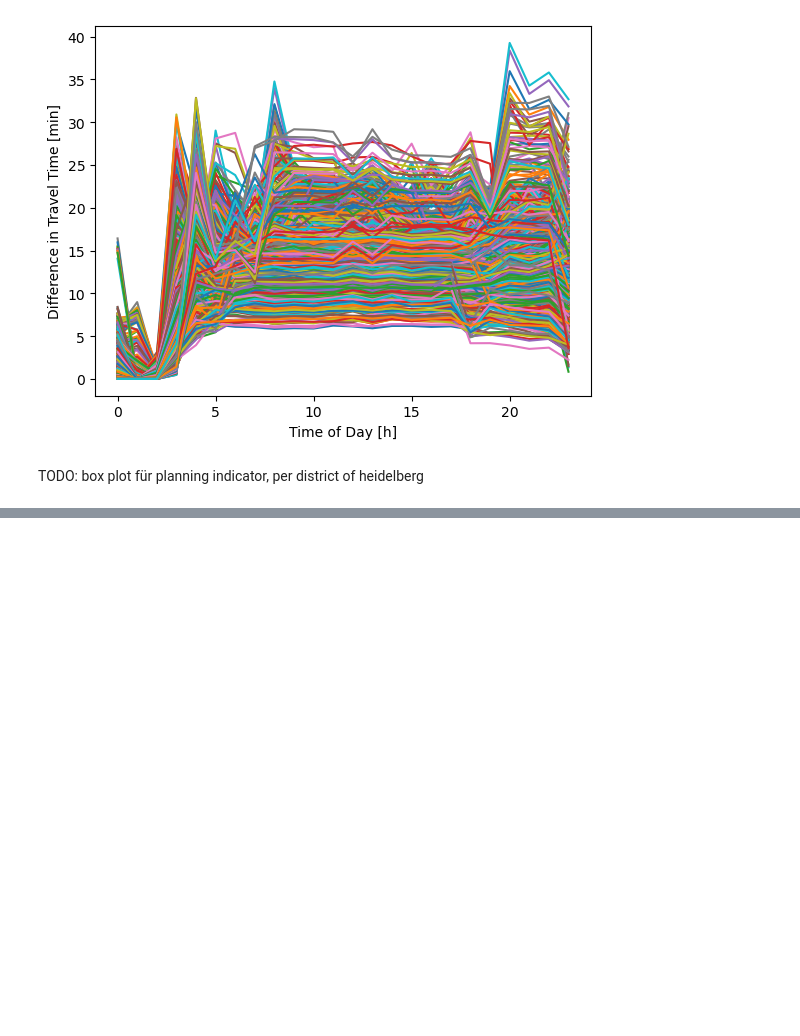
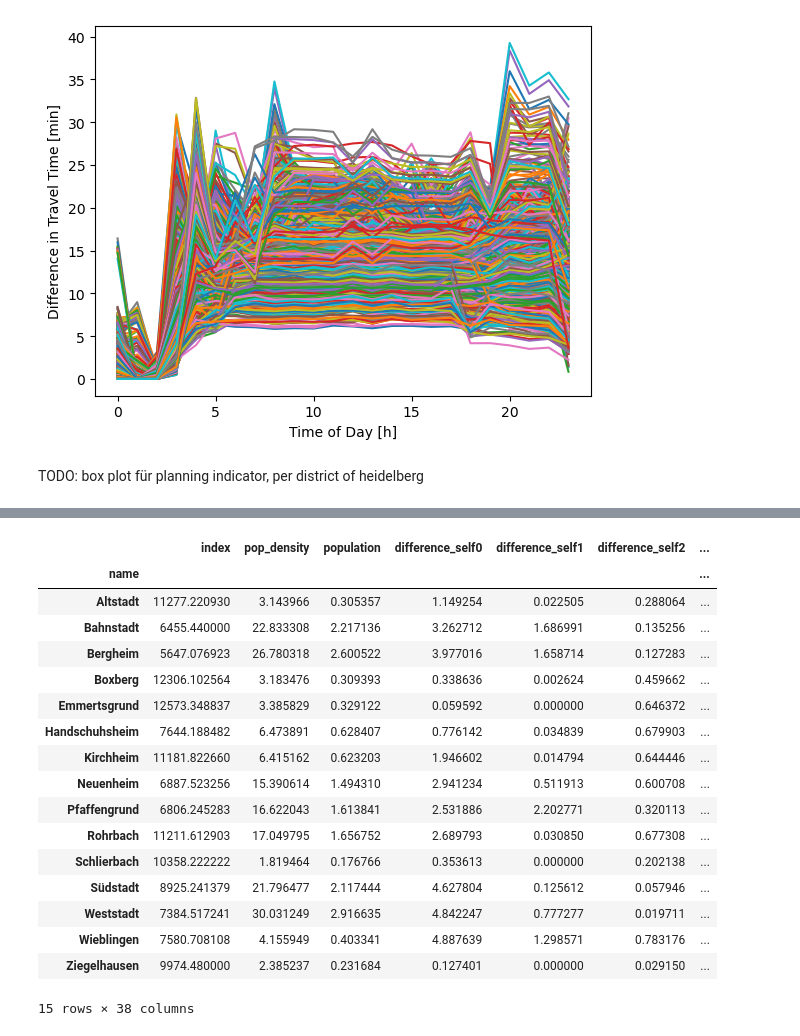
Before and after one commit to Chwiggy/thesis_analysis, a Jupyter notebook: differences.ipynb, the cells around one changed output, grey strips where cells are left out. Cells and saved outputs as stored; diff of their text form; code cells hidden in the pictures; blank space fills up the shorter version.

```diff
--- a/differences.ipynb
+++ b/differences.ipynb
@@ -31,3 +31,6 @@ See the caveats in the documentation: https://pandas.pydata.org/pandas-docs/stab
 [figure]
 # %% [markdown]
 TODO: box plot für planning indicator, per district of heidelberg
+# %%
+boroughs = gp.read_file(filename="inputs/boroughs.json")
+boroughs.head()
@@ -33,0 +44,4 @@ TODO: box plot für planning indicator, per district of heidelberg
+# %%
+cells_by_borough = hd_difference.sjoin(boroughs, how="left")
+cells_by_borough.dropna(inplace=True)
+cells_by_borough.head()
@@ -33,0 +56,22 @@ TODO: box plot für planning indicator, per district of heidelberg
+# %%
+mean_boroughs = cells_by_borough.groupby(["name"]).mean("difference_self17")
+mean_boroughs
+# %% [output]
+|  | index | pop_density | population | difference_self0 | difference_self1 | difference_self2 | ... |
+| name |  |  |  |  |  |  | ... |
+| Altstadt | 11277.220930 | 3.143966 | 0.305357 | 1.149254 | 0.022505 | 0.288064 | ... |
+| Bahnstadt | 6455.440000 | 22.833308 | 2.217136 | 3.262712 | 1.686991 | 0.135256 | ... |
+| Bergheim | 5647.076923 | 26.780318 | 2.600522 | 3.977016 | 1.658714 | 0.127283 | ... |
+| Boxberg | 12306.102564 | 3.183476 | 0.309393 | 0.338636 | 0.002624 | 0.459662 | ... |
+| Emmertsgrund | 12573.348837 | 3.385829 | 0.329122 | 0.059592 | 0.000000 | 0.646372 | ... |
+| Handschuhsheim | 7644.188482 | 6.473891 | 0.628407 | 0.776142 | 0.034839 | 0.679903 | ... |
+| Kirchheim | 11181.822660 | 6.415162 | 0.623203 | 1.946602 | 0.014794 | 0.644446 | ... |
+| Neuenheim | 6887.523256 | 15.390614 | 1.494310 | 2.941234 | 0.511913 | 0.600708 | ... |
+| Pfaffengrund | 6806.245283 | 16.622043 | 1.613841 | 2.531886 | 2.202771 | 0.320113 | ... |
+| Rohrbach | 11211.612903 | 17.049795 | 1.656752 | 2.689793 | 0.030850 | 0.677308 | ... |
+| Schlierbach | 10358.222222 | 1.819464 | 0.176766 | 0.353613 | 0.000000 | 0.202138 | ... |
+| Südstadt | 8925.241379 | 21.796477 | 2.117444 | 4.627804 | 0.125612 | 0.057946 | ... |
+| Weststadt | 7384.517241 | 30.031249 | 2.916635 | 4.842247 | 0.777277 | 0.019711 | ... |
+| Wieblingen | 7580.708108 | 4.155949 | 0.403341 | 4.887639 | 1.298571 | 0.783176 | ... |
+| Ziegelhausen | 9974.480000 | 2.385237 | 0.231684 | 0.127401 | 0.000000 | 0.029150 | ... |
+15 rows × 38 columns
```
Also changed, not shown: parts of 3 cells of this notebook.
